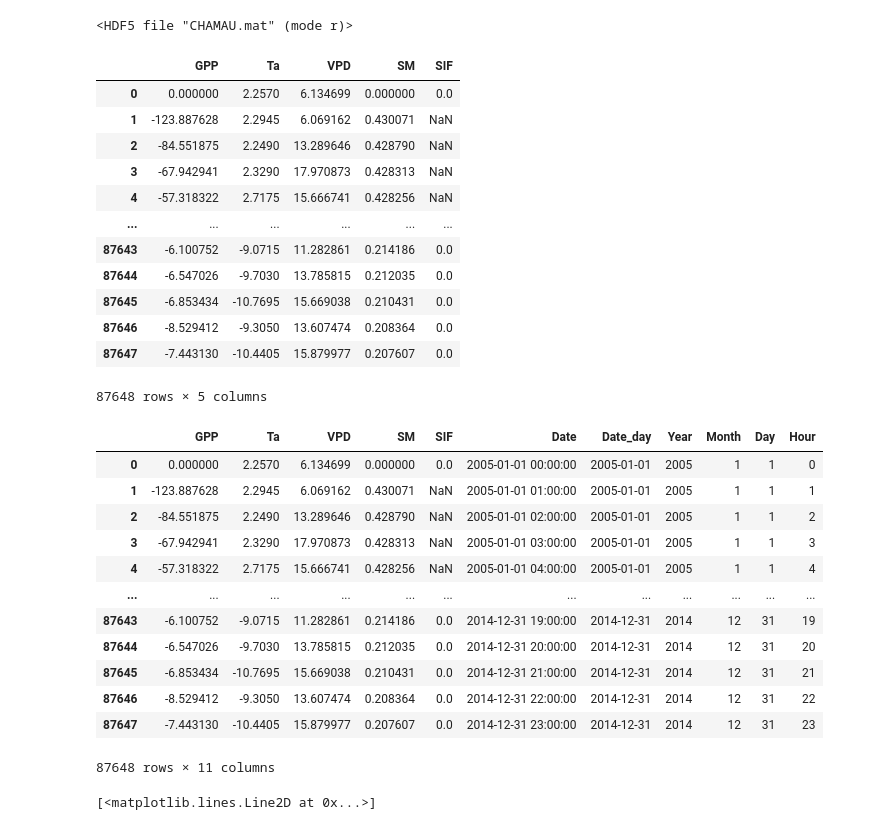
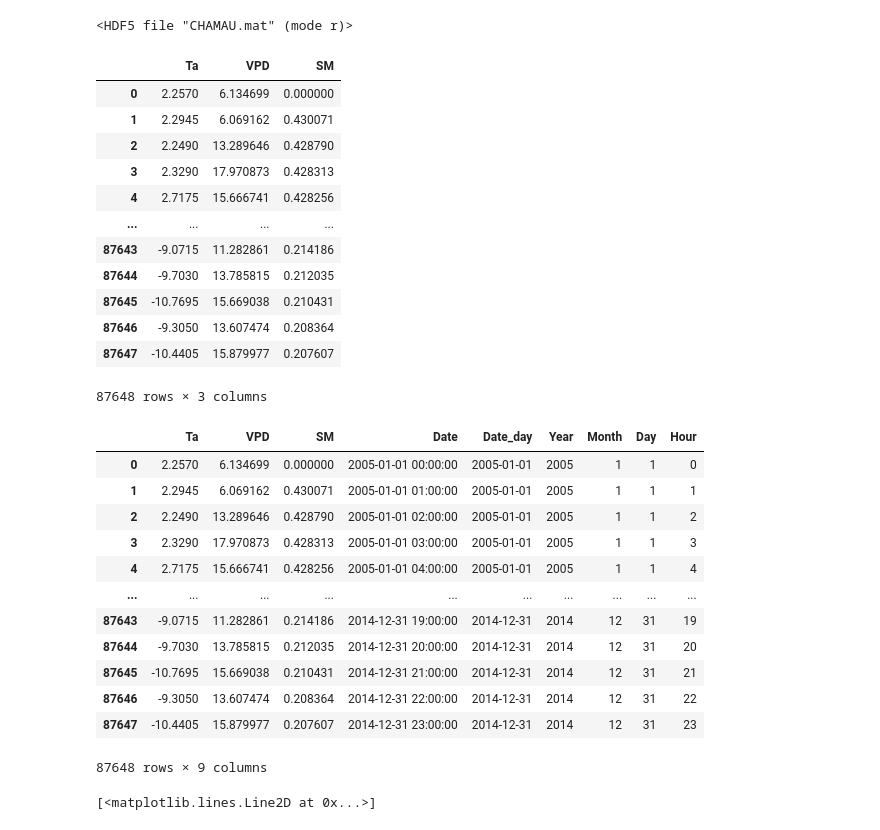
Before and after one commit to Margaux-Ccd/Ecohydro_modelling, a Jupyter notebook: EM_python.ipynb, the cells around one changed output. Saved outputs shown, nothing was run; the diff lists cells and outputs as text; code cells hidden in the pictures.

```diff
--- a/EM_python.ipynb
+++ b/EM_python.ipynb
@@ -21,30 +21,31 @@ cha_mat
 # %%
 cha = pd.DataFrame(
     {
-        'GPP': cha_mat['Gfin'][:].squeeze(), #vérifier que le GPP est bon et son unité #we should maybe use NPP ? calculated each day with the T&C model
+        #'NPP': cha_mat['NPP_L'][:].squeeze(), #Net primary production for low vegetation calculated each day with the T&C model
         'Ta': cha_mat['Ta'][:].squeeze(),
         'VPD': cha_mat['Ds'][:].squeeze(), #in Pa
         'SM': cha_mat['OF'][:].squeeze(), # first soil layer (surface)
-        'SIF':cha_mat['SIF_L'][:].squeeze() #CHA=grassland--> low vegetation
+        #'SIF':cha_mat['SIF_L'][:].squeeze() #CHA=grassland--> low vegetation # valeurs chaque jour donc on ajoute après
     }
 )
 cha
 # %% [output]
-|  | GPP | Ta | VPD | SM | SIF |
-| 0 | 0.000000 | 2.2570 | 6.134699 | 0.000000 | 0.0 |
-| 1 | -123.887628 | 2.2945 | 6.069162 | 0.430071 | NaN |
-| 2 | -84.551875 | 2.2490 | 13.289646 | 0.428790 | NaN |
-| 3 | -67.942941 | 2.3290 | 17.970873 | 0.428313 | NaN |
-| 4 | -57.318322 | 2.7175 | 15.666741 | 0.428256 | NaN |
-| ... | ... | ... | ... | ... | ... |
-| 87643 | -6.100752 | -9.0715 | 11.282861 | 0.214186 | 0.0 |
-| 87644 | -6.547026 | -9.7030 | 13.785815 | 0.212035 | 0.0 |
-| 87645 | -6.853434 | -10.7695 | 15.669038 | 0.210431 | 0.0 |
-| 87646 | -8.529412 | -9.3050 | 13.607474 | 0.208364 | 0.0 |
-| 87647 | -7.443130 | -10.4405 | 15.879977 | 0.207607 | 0.0 |
+|  | Ta | VPD | SM |
+| 0 | 2.2570 | 6.134699 | 0.000000 |
+| 1 | 2.2945 | 6.069162 | 0.430071 |
+| 2 | 2.2490 | 13.289646 | 0.428790 |
+| 3 | 2.3290 | 17.970873 | 0.428313 |
+| 4 | 2.7175 | 15.666741 | 0.428256 |
+| ... | ... | ... | ... |
+| 87643 | -9.0715 | 11.282861 | 0.214186 |
+| 87644 | -9.7030 | 13.785815 | 0.212035 |
+| 87645 | -10.7695 | 15.669038 | 0.210431 |
+| 87646 | -9.3050 | 13.607474 | 0.208364 |
+| 87647 | -10.4405 | 15.879977 | 0.207607 |
-87648 rows × 5 columns
+87648 rows × 3 columns
 # %%
-start_date = '2005-01-01 00:00:00'
+start_date = '2005-01-01 00:00:00' #pour trouver la date de début: matlab/inputs/timestamp
+#2004 à 2023
 date_range = pd.date_range(start=start_date, periods=len(cha), freq='H')
 cha['Date'] = date_range
 cha['Date_day'] = cha['Date'].dt.date
@@ -56,19 +57,19 @@ cha['Hour'] = cha['Date'].dt.hour
 #les data ne vont que jusqu'à 2016 dans CHAMAU alors qu'elles vont jusqu'à 2023 dans les données de base
 cha
 # %% [output]
-|  | GPP | Ta | VPD | SM | SIF | Date | Date_day | Year | Month | Day | Hour |
-| 0 | 0.000000 | 2.2570 | 6.134699 | 0.000000 | 0.0 | 2005-01-01 00:00:00 | 2005-01-01 | 2005 | 1 | 1 | 0 |
-| 1 | -123.887628 | 2.2945 | 6.069162 | 0.430071 | NaN | 2005-01-01 01:00:00 | 2005-01-01 | 2005 | 1 | 1 | 1 |
-| 2 | -84.551875 | 2.2490 | 13.289646 | 0.428790 | NaN | 2005-01-01 02:00:00 | 2005-01-01 | 2005 | 1 | 1 | 2 |
-| 3 | -67.942941 | 2.3290 | 17.970873 | 0.428313 | NaN | 2005-01-01 03:00:00 | 2005-01-01 | 2005 | 1 | 1 | 3 |
-| 4 | -57.318322 | 2.7175 | 15.666741 | 0.428256 | NaN | 2005-01-01 04:00:00 | 2005-01-01 | 2005 | 1 | 1 | 4 |
-| ... | ... | ... | ... | ... | ... | ... | ... | ... | ... | ... | ... |
-| 87643 | -6.100752 | -9.0715 | 11.282861 | 0.214186 | 0.0 | 2014-12-31 19:00:00 | 2014-12-31 | 2014 | 12 | 31 | 19 |
-| 87644 | -6.547026 | -9.7030 | 13.785815 | 0.212035 | 0.0 | 2014-12-31 20:00:00 | 2014-12-31 | 2014 | 12 | 31 | 20 |
-| 87645 | -6.853434 | -10.7695 | 15.669038 | 0.210431 | 0.0 | 2014-12-31 21:00:00 | 2014-12-31 | 2014 | 12 | 31 | 21 |
-| 87646 | -8.529412 | -9.3050 | 13.607474 | 0.208364 | 0.0 | 2014-12-31 22:00:00 | 2014-12-31 | 2014 | 12 | 31 | 22 |
-| 87647 | -7.443130 | -10.4405 | 15.879977 | 0.207607 | 0.0 | 2014-12-31 23:00:00 | 2014-12-31 | 2014 | 12 | 31 | 23 |
+|  | Ta | VPD | SM | Date | Date_day | Year | Month | Day | Hour |
+| 0 | 2.2570 | 6.134699 | 0.000000 | 2005-01-01 00:00:00 | 2005-01-01 | 2005 | 1 | 1 | 0 |
+| 1 | 2.2945 | 6.069162 | 0.430071 | 2005-01-01 01:00:00 | 2005-01-01 | 2005 | 1 | 1 | 1 |
+| 2 | 2.2490 | 13.289646 | 0.428790 | 2005-01-01 02:00:00 | 2005-01-01 | 2005 | 1 | 1 | 2 |
+| 3 | 2.3290 | 17.970873 | 0.428313 | 2005-01-01 03:00:00 | 2005-01-01 | 2005 | 1 | 1 | 3 |
+| 4 | 2.7175 | 15.666741 | 0.428256 | 2005-01-01 04:00:00 | 2005-01-01 | 2005 | 1 | 1 | 4 |
+| ... | ... | ... | ... | ... | ... | ... | ... | ... | ... |
+| 87643 | -9.0715 | 11.282861 | 0.214186 | 2014-12-31 19:00:00 | 2014-12-31 | 2014 | 12 | 31 | 19 |
+| 87644 | -9.7030 | 13.785815 | 0.212035 | 2014-12-31 20:00:00 | 2014-12-31 | 2014 | 12 | 31 | 20 |
+| 87645 | -10.7695 | 15.669038 | 0.210431 | 2014-12-31 21:00:00 | 2014-12-31 | 2014 | 12 | 31 | 21 |
+| 87646 | -9.3050 | 13.607474 | 0.208364 | 2014-12-31 22:00:00 | 2014-12-31 | 2014 | 12 | 31 | 22 |
+| 87647 | -10.4405 | 15.879977 | 0.207607 | 2014-12-31 23:00:00 | 2014-12-31 | 2014 | 12 | 31 | 23 |
-87648 rows × 11 columns
+87648 rows × 9 columns
 # %%
 plt.plot(cha['Date'], cha['VPD'])
 # %% [output]
```
Also changed, not shown: parts of 13 cells of this notebook, 2 other files.
